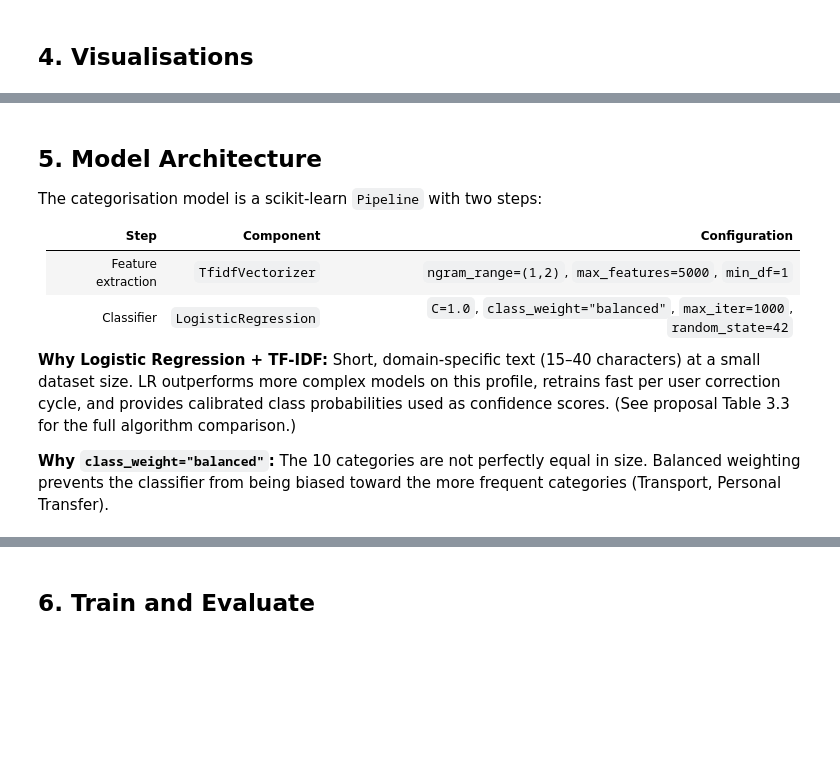
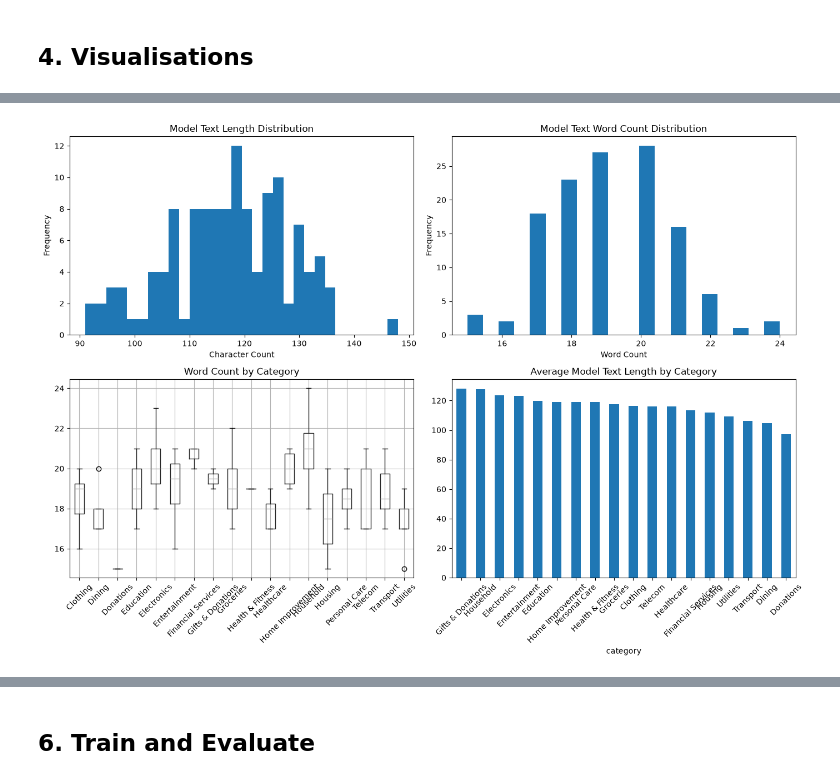
Before and after one commit to InshutiSouvede/smart-spend, a Jupyter notebook: ml/01_categorisation_model.ipynb, the cells around one changed output, grey strips where cells are left out. Drawn from its saved outputs; the diff is of its cells as text; code cells hidden in the pictures; blank space fills up the shorter version.

```diff
--- a/ml/01_categorisation_model.ipynb
+++ b/ml/01_categorisation_model.ipynb
@@ -144,42 +303,28 @@ plt.show()
 # %%
-# 4.7–4.9 Text length and word count
+# 4.4 Text length and word count
 fig, axes = plt.subplots(2, 2, figsize=(14, 10))
 
-expense_df["text_length"].plot(kind="hist", bins=30, ax=axes[0, 0])
-axes[0, 0].set_title("Description Length Distribution")
+model_df["model_text"].str.len().plot(kind="hist", bins=30, ax=axes[0, 0])
+axes[0, 0].set_title("Model Text Length Distribution")
 axes[0, 0].set_xlabel("Character Count")
 
-expense_df["word_count"].plot(kind="hist", bins=20, ax=axes[0, 1])
-axes[0, 1].set_title("Word Count Distribution")
+model_df["model_text"].str.split().str.len().plot(kind="hist", bins=20, ax=axes[0, 1])
+axes[0, 1].set_title("Model Text Word Count Distribution")
 axes[0, 1].set_xlabel("Word Count")
 
-expense_df.boxplot(column="word_count", by="category", ax=axes[1, 0], rot=45)
+model_df.assign(word_count=model_df["model_text"].str.split().str.len()).boxplot(
+    column="word_count", by="category", ax=axes[1, 0], rot=45
+)
 axes[1, 0].set_title("Word Count by Category")
 axes[1, 0].set_xlabel("")
 fig.suptitle("")
 
-expense_df.groupby("category")["text_length"].mean() \
+model_df.assign(text_length=model_df["model_text"].str.len()).groupby("category")["text_length"].mean() \
     .sort_values(ascending=False).plot(kind="bar", ax=axes[1, 1])
-axes[1, 1].set_title("Average Description Length by Category")
+axes[1, 1].set_title("Average Model Text Length by Category")
 axes[1, 1].tick_params(axis="x", rotation=45)
 
 plt.tight_layout()
 plt.show()
+# %% [output]
+[figure, added]
-# %% [markdown]
-## 5. Model Architecture
-
-The categorisation model is a scikit-learn `Pipeline` with two steps:
-
-| Step | Component | Configuration |
-|---|---|---|
-| Feature extraction | `TfidfVectorizer` | `ngram_range=(1,2)`, `max_features=5000`, `min_df=1` |
-| Classifier | `LogisticRegression` | `C=1.0`, `class_weight="balanced"`, `max_iter=1000`, `random_state=42` |
-
-**Why Logistic Regression + TF-IDF:** Short, domain-specific text (15–40 characters)
-at a small dataset size. LR outperforms more complex models on this profile, retrains
-fast per user correction cycle, and provides calibrated class probabilities used as
-confidence scores. (See proposal Table 3.3 for the full algorithm comparison.)
-
-**Why `class_weight="balanced"`:** The 10 categories are not perfectly equal in size.
-Balanced weighting prevents the classifier from being biased toward the more frequent
-categories (Transport, Personal Transfer).
```
Also changed, not shown: parts of 23 cells of this notebook, 23 other files.
